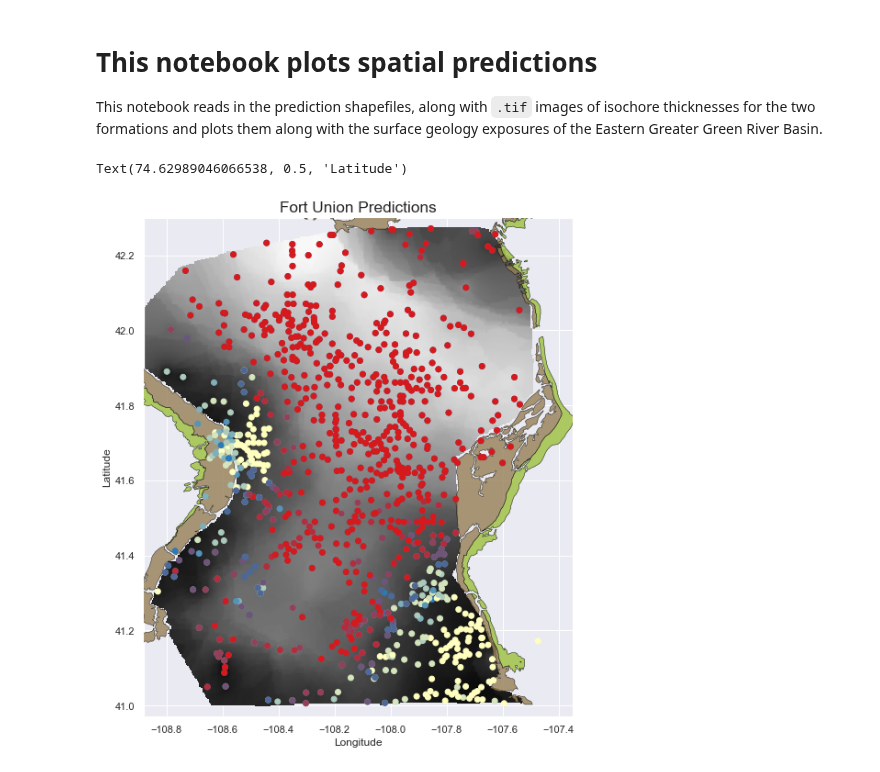
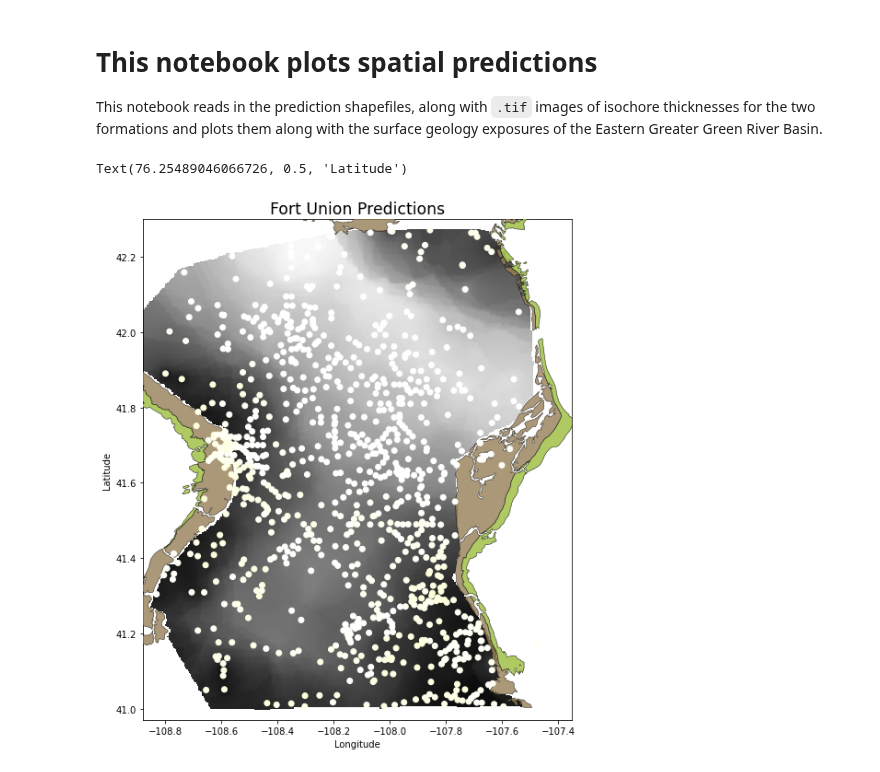
Before and after one commit to jessepisel/stratal-geometries, a Jupyter notebook: 04_spatial_prediction_viz.ipynb, the cells around one changed output. Cells and saved outputs as stored; diff of their text form; code cells hidden in the pictures.

Commit message:
further review work
updated all the notebooks and added a model selection notebook. Need to finish the grid search notebook, prediction figures, and spatial prediction viz.

```diff
--- a/04_spatial_prediction_viz.ipynb
+++ b/04_spatial_prediction_viz.ipynb
@@ -12,4 +10,0 @@ import seaborn as sns
-# %%
-sns.set()
-sns.set_style("darkgrid", {"legend.frameon": True})
-%matplotlib inline
@@ -16,6 +13,6 @@ sns.set_style("darkgrid", {"legend.frameon": True})
 # %%
-TFUWELLS = gpd.read_file(r"predictions\ftunion_KNN_predictions_prob.shp")
-KLAWELLS = gpd.read_file(r"predictions\lance_KNN_predictions_prob.shp")
+TFUWELLS = gpd.read_file(r"predictions\ftunion_predictions_prob.shp")
+KLAWELLS = gpd.read_file(r"predictions\lance_predictions_prob.shp")
 LANCE = gpd.read_file(r"base_data\shapefiles\lance_outcrop.shp")
 FTUN = gpd.read_file(r"base_data\shapefiles\ftunion_outcrop.shp")
 FAULTS = gpd.read_file(r"base_data\shapefiles\simp_faults.shp")
@@ -81,33 +78,33 @@ TRUNCATION_COLOR = "#ffffbf"
 ONLAP_COLOR = "#2c7bb6"
 HORIZ_COLOR = "#d7191c"
 
-truncCmap = LinearSegmentedColormap.from_list("mycmap", [ONLAP_COLOR, TRUNCATION_COLOR])
-onlapCmap = LinearSegmentedColormap.from_list("mycmap", [TRUNCATION_COLOR, ONLAP_COLOR])
-horizCmap = LinearSegmentedColormap.from_list("mycmap", [ONLAP_COLOR, HORIZ_COLOR])
+truncCmap = LinearSegmentedColormap.from_list("mycmap", ['#ffffff', TRUNCATION_COLOR])
+onlapCmap = LinearSegmentedColormap.from_list("mycmap", ['#ffffff', ONLAP_COLOR])
+horizCmap = LinearSegmentedColormap.from_list("mycmap", ['#ffffff', HORIZ_COLOR])
 # %%
 FTHORIZ = TFUWELLS[(TFUWELLS.horiz_prob > 0.0)]
 LAHORIZ = KLAWELLS[(KLAWELLS.horiz_prob > 0.0)]
 # %%
 fig, ax = plt.subplots(figsize=(10, 10))
 rasterio.plot.show(FU_BASE, ax=ax, cmap="gray", zorder=1)
 
 TFUWELLS.plot(ax=ax, column="trunc_prob", cmap=truncCmap, vmin=0, vmax=1, zorder=4)
-FTHORIZ.plot(ax=ax, column="horiz_prob", cmap=horizCmap, vmin=0, vmax=1, zorder=5)
+#FTHORIZ.plot(ax=ax, column="horiz_prob", cmap=horizCmap, vmin=0, vmax=1, zorder=5)
 
 kwarg2s = {"facecolor": "#957F56", "edgecolor": "black", "linewidth": 0.5, "hatch": ""}
 FTUN.plot(ax=ax, zorder=3, label="Fort Union Outcrop", alpha=0.8, **kwarg2s)
 kwarg3s = {"facecolor": "#A6C551", "edgecolor": "black", "linewidth": 0.5, "hatch": ""}
 LANCE.plot(ax=ax, **kwarg3s, zorder=3, alpha=0.9)
 
 plt.title("Fort Union Predictions", size="xx-large")
 plt.xlim(-108.88, -107.35)
 plt.ylim(40.97, 42.3)
 plt.xlabel("Longitude")
 plt.ylabel("Latitude")
 # plt.savefig('fortunion.pdf', bbox_inches='tight')
 # %% [output]
-Text(74.62989046066538, 0.5, 'Latitude')
+Text(76.25489046066726, 0.5, 'Latitude')
-[figure, old version]
+[figure, new version]
 # %%
 fig, ax = plt.subplots(figsize=(10, 10))
 rasterio.plot.show(LA_BASE, ax=ax, cmap="gray", zorder=1)
```
Also changed, not shown: parts of 4 cells of this notebook, 4 other files.
